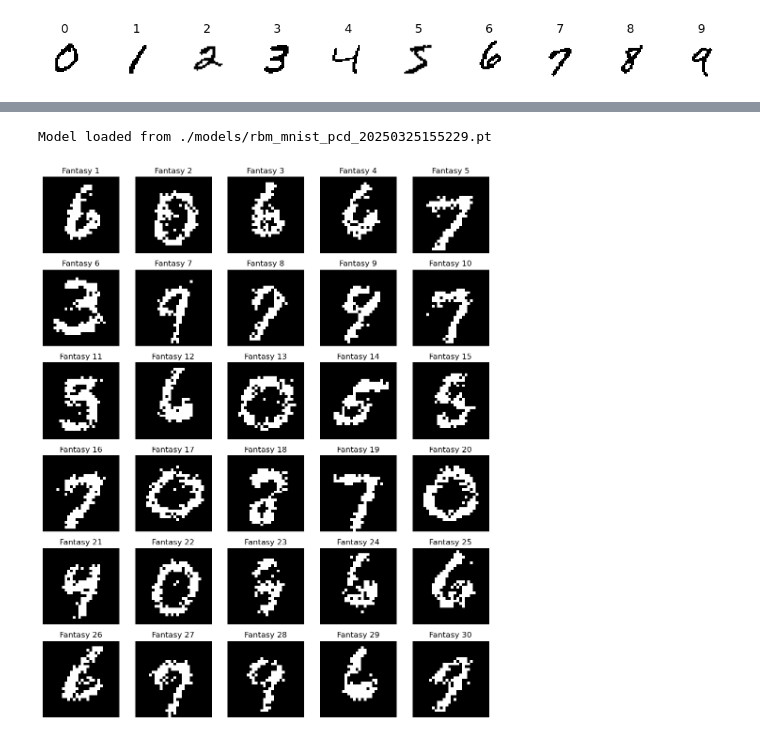
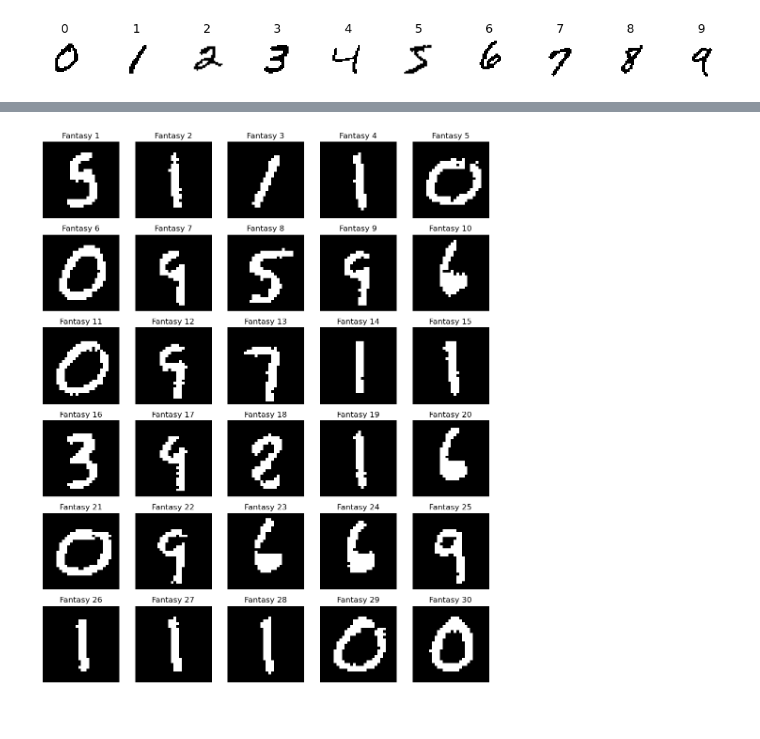
Before and after one commit to simontonner/neural-quantum-tomo, a Jupyter notebook: refinement/rbm/rbm_mnist_pcd_anneal_pt.ipynb, the cells around one changed output, grey strips where cells are left out. Drawn from its saved outputs; the diff is of its cells as text; code cells hidden in the pictures.

```diff
--- a/refinement/rbm/rbm_mnist_pcd_anneal_pt.ipynb
+++ b/refinement/rbm/rbm_mnist_pcd_anneal_pt.ipynb
@@ -201,36 +174,24 @@ Model saved as rbm_mnist_pcd_20250325155229.pt
-# %%
-import json
-import os
-
-model_dir = "./models"
-
-# load model back and check if it is working
-model_name = "rbm_mnist_pcd_20250325155229.pt"
-model_path = os.path.join(model_dir, model_name)
-
-with open(model_path.replace(".pt", ".json"), "r") as f:
-    hyperparameters = json.load(f)
-
-rbm = RBM(hyperparameters["visible_units"], hyperparameters["hidden_units"]).to(device)
-rbm.load_state_dict(torch.load(model_path))
-
-print(f"Model loaded from {model_path}")
-# %% [output]
-Model loaded from ./models/rbm_mnist_pcd_20250325155229.pt
-# %%
-def sample_from_rbm(rbm, n_samples=16, n_steps=100):
-    rbm.eval()
-
-    v = torch.bernoulli(torch.rand(n_samples, rbm.n_visible)).to(device)
-    with torch.no_grad():
-        v = rbm.sample_gibbs(v, n_steps)
-    return v.cpu().view(-1, 1, 28, 28)
-
-#### GENERATION
-
-fantasy_images = sample_from_rbm(rbm, n_samples=30, n_steps=300)
-labeled_samples = [(f"Fantasy {idx+1}", img) for idx, img in enumerate(fantasy_images)]
-
-print_samples(labeled_samples, elements_per_row=5, fig_width=10, cmap="gray")
-# %% [output]
-[figure, removed]
+# %%
+class CosineAnnealer:
+    def __init__(self, T_high, T_low, n_steps):
+        steps = torch.arange(n_steps, dtype=torch.float32)
+        cos = 0.5 * (1 + torch.cos(torch.pi * steps / (n_steps - 1)))
+        self.schedule = T_low + (T_high - T_low) * cos
+
+    def __getitem__(self, idx):
+        return self.schedule[idx]
+
+    def __len__(self):
+        return len(self.schedule)
+
+    def get_schedule(self):
+        return self.schedule
+
+
+annealer = CosineAnnealer(4.0, 0.4, 1000)
+samples = rbm.generate(n_samples=30, T_schedule=annealer.get_schedule()).view(-1, 1, 28, 28)
+
+labeled_samples = [(f"Fantasy {idx + 1}", img) for idx, img in enumerate(samples)]
+print_samples(labeled_samples, elements_per_row=5, fig_width=10, cmap="gray")
+# %% [output]
+[figure, added]
```
Also changed, not shown: parts of 5 cells of this notebook, 2 other files.
